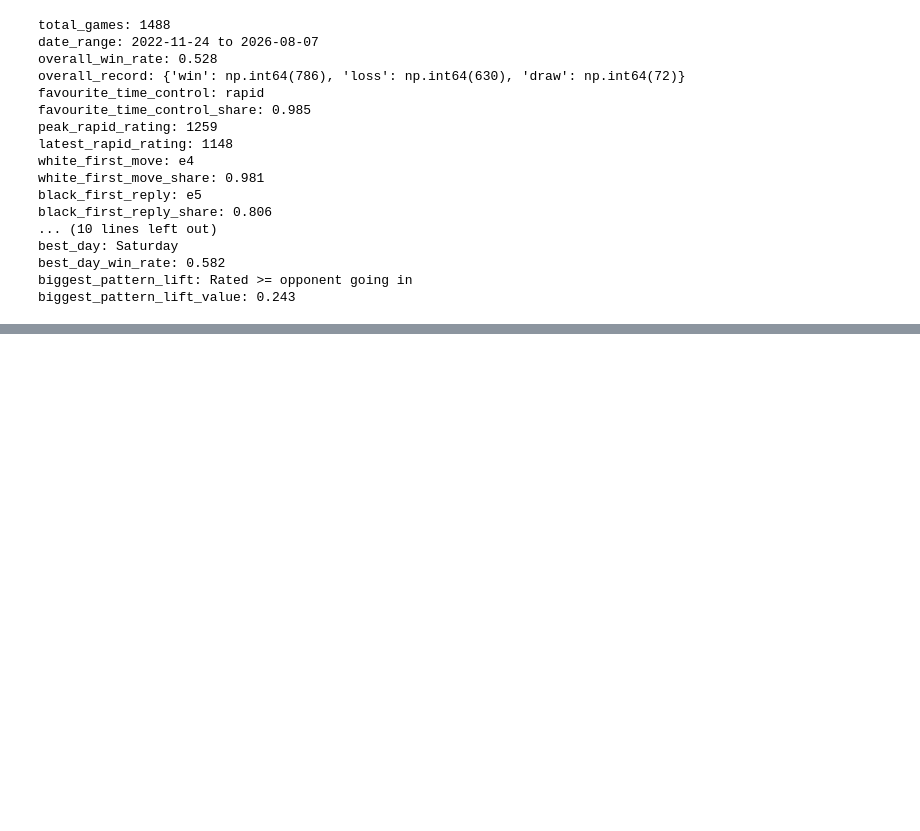
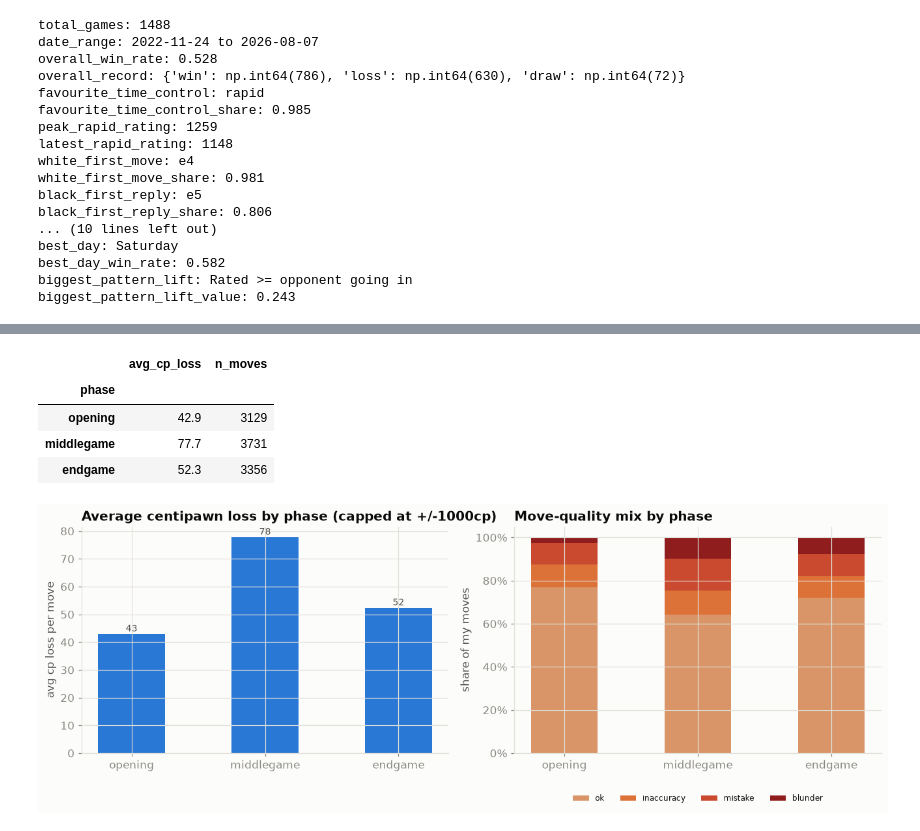
Before and after one commit to BadrWaqas/chess-self-analysis, a Jupyter notebook: notebooks/chess_self_analysis.ipynb, the cells around one changed output, grey strips where cells are left out. Cells and saved outputs as stored; diff of their text form; code cells hidden in the pictures; blank space fills up the shorter version.

```diff
--- a/notebooks/chess_self_analysis.ipynb
+++ b/notebooks/chess_self_analysis.ipynb
@@ -895,0 +1079,37 @@ biggest_pattern_lift_value: 0.243
+# %%
+phase_cpl = moves.groupby("phase", observed=False)["cp_loss_capped"].mean().reindex(PHASE_ORDER)
+phase_n = moves.groupby("phase", observed=False).size().reindex(PHASE_ORDER)
+phase_mix = (
+    moves.groupby("phase", observed=False)["classification"]
+    .value_counts(normalize=True).unstack().reindex(columns=CLASS_ORDER).fillna(0).reindex(PHASE_ORDER)
+)
+
+display(phase_cpl.round(1).to_frame("avg_cp_loss").join(phase_n.to_frame("n_moves")))
+
+fig, axes = plt.subplots(1, 2, figsize=(12, 4.5))
+
+axes[0].bar(PHASE_ORDER, phase_cpl.values, color=CATEGORICAL[0], width=0.5)
+axes[0].set_title(f"Average centipawn loss by phase (capped at +/-{CP_CAP}cp)")
+axes[0].set_ylabel("avg cp loss per move")
+for i, v in enumerate(phase_cpl.values):
+    axes[0].text(i, v + 1, f"{v:.0f}", ha="center", color=INK_SECONDARY, fontsize=9)
+
+bottom = np.zeros(len(PHASE_ORDER))
+for cls in CLASS_ORDER:
+    vals = phase_mix[cls].values
+    axes[1].bar(PHASE_ORDER, vals, bottom=bottom, color=SEVERITY_COLOR[cls], label=cls, width=0.5)
+    bottom += vals
+axes[1].set_title("Move-quality mix by phase")
+axes[1].set_ylabel("share of my moves")
+axes[1].yaxis.set_major_formatter(mticker.PercentFormatter(xmax=1))
+axes[1].legend(frameon=False, ncol=4, loc="upper center", bbox_to_anchor=(0.5, -0.15), fontsize=8)
+
+plt.tight_layout()
+plt.show()
+# %% [output]
+|  | avg_cp_loss | n_moves |
+| phase |  |  |
+| opening | 42.9 | 3129 |
+| middlegame | 77.7 | 3731 |
+| endgame | 52.3 | 3356 |
+[figure, added]
```
Also changed, not shown: parts of 13 cells of this notebook, 6 other files.
